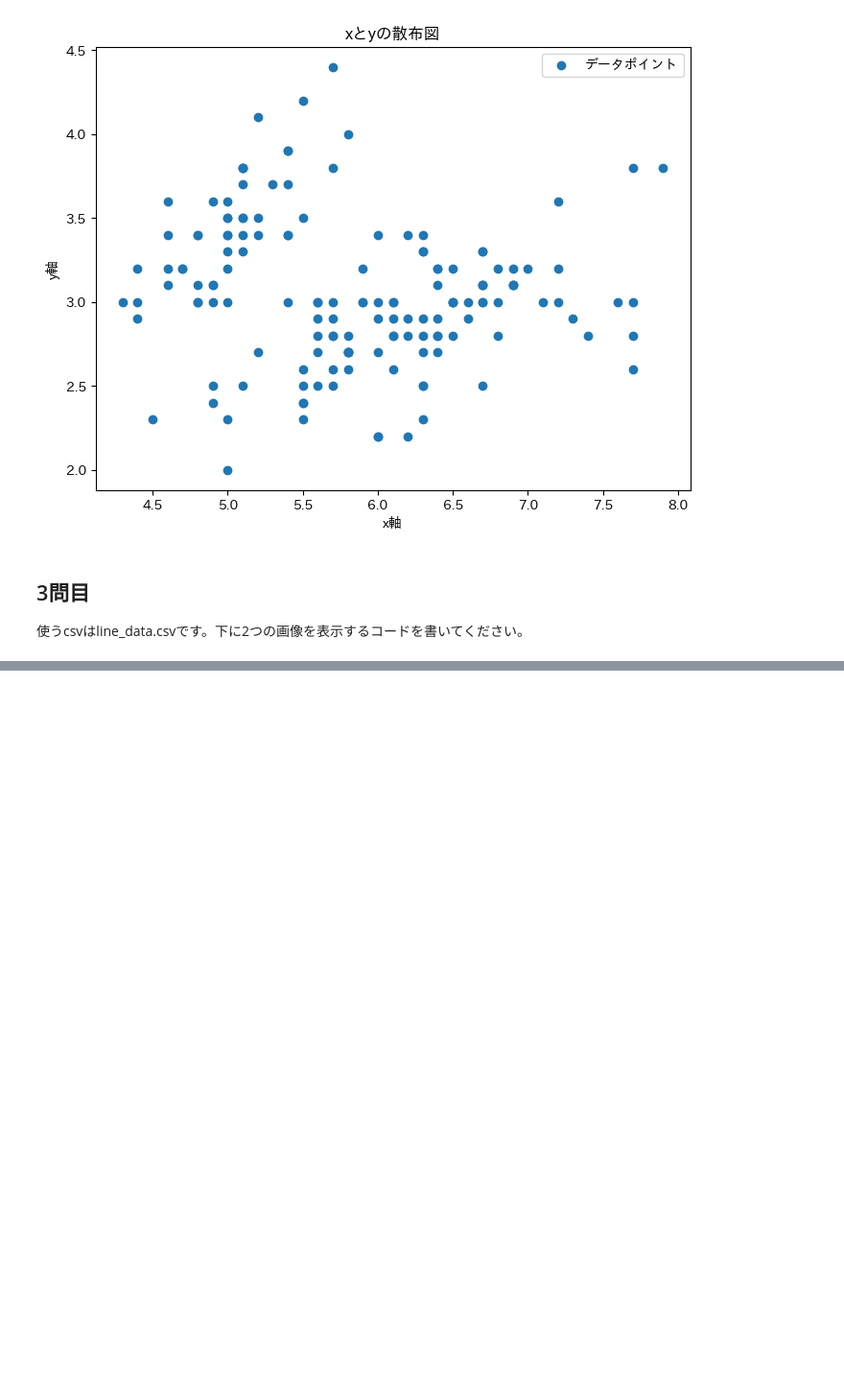
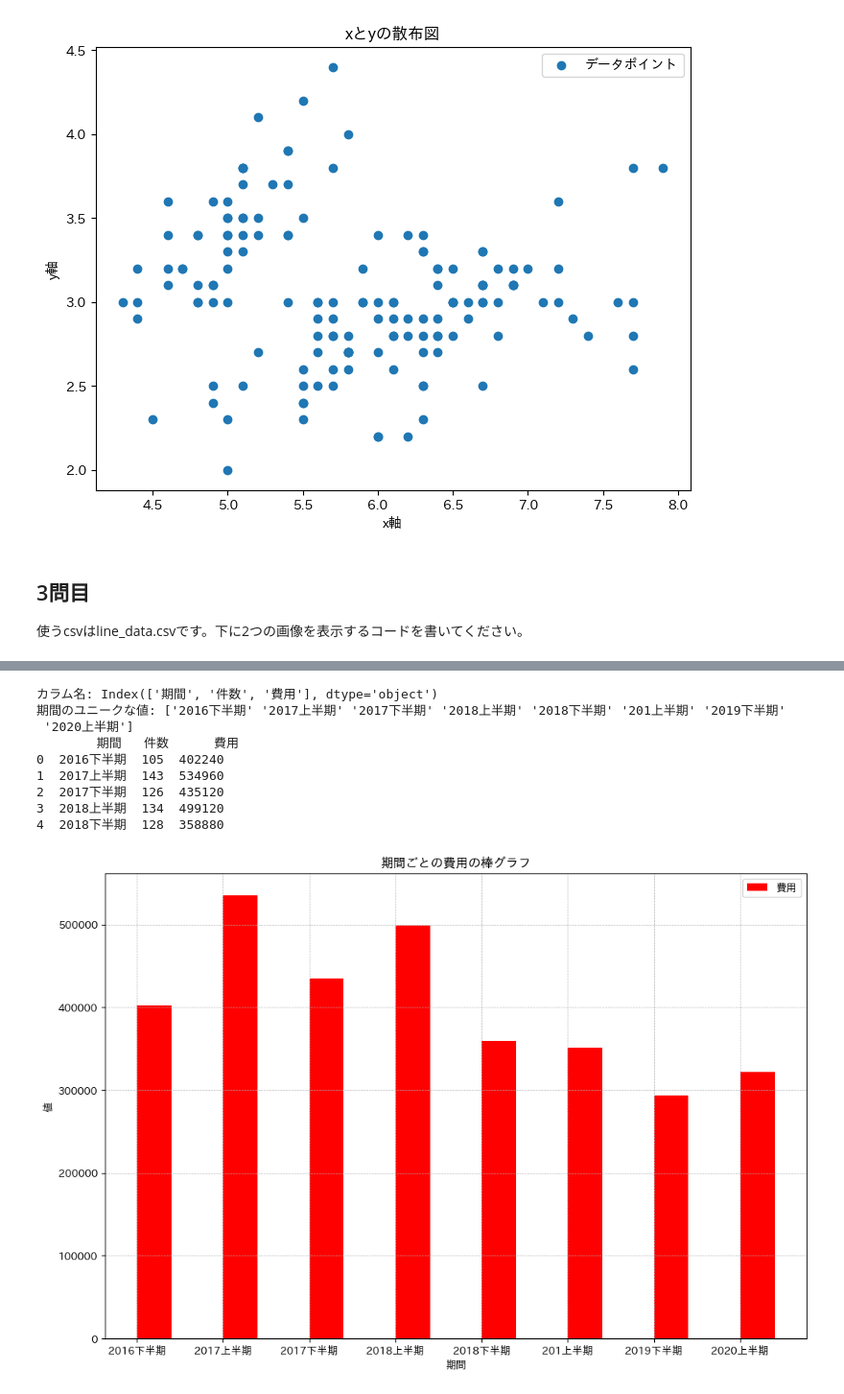
Before and after one commit to LeoMassy/BasicPython, a Jupyter notebook: matplotlib_exercise.ipynb, the cells around one changed output, grey strips where cells are left out. Shown: that part at 96% size. Saved outputs shown, nothing was run; the diff lists cells and outputs as text; code cells hidden in the pictures; blank space fills up the shorter version.

```diff
--- a/matplotlib_exercise.ipynb
+++ b/matplotlib_exercise.ipynb
@@ -71,2 +102,68 @@ Index(['length (cm)', 'width (cm)', 'class'], dtype='object')
 # %% [markdown]
 ![問3_2](./imgs/matplotlib/plot_3_2.png)
+# %%
+import pandas as pd
+import matplotlib.pyplot as plt
+import japanize_matplotlib
+
+# 日本語フォントを有効にする
+japanize_matplotlib.japanize()
+
+# CSVファイルを読み込む
+file_path = 'data/line_data.csv'
+data = pd.read_csv(file_path)
+
+# データフレームのカラム名を表示して確認
+print("カラム名:", data.columns)
+
+# '期間' カラムのユニークな値を表示して確認
+print("期間のユニークな値:", data['期間'].unique())
+
+# データフレームの確認
+print(data.head())
+
+# '期間' カラムを文字列型として扱う
+data['期間'] = data['期間'].astype(str)
+
+# プロットを作成
+plt.figure(figsize=(12, 8))
+
+# 棒グラフの位置調整のためのオフセット
+offset = 0.2
+x_positions = range(len(data['期間']))  # インデックスの位置を使う
+x_positions_件数 = [x - offset for x in x_positions]
+x_positions_費用 = [x + offset for x in x_positions]
+
+
+
+# '費用'の棒グラフ
+plt.bar(x_positions_費用, data['費用'], width=0.4, color='red', label='費用')
+
+# x 軸のラベルを '期間' の値に設定
+plt.xticks(x_positions, data['期間'])
+
+# グラフのタイトルと軸ラベルを設定
+plt.title('期間ごとの費用の棒グラフ')
+plt.xlabel('期間')
+plt.ylabel('値')
+
+# 凡例とグリッドを追加
+plt.legend()
+plt.grid(True, which='both', linestyle='--', linewidth=0.5)
+
+# グラフを画像として保存
+plt.savefig('./imgs/matplotlib/plot_3_2.png')
+
+# グラフを表示
+plt.show()
+# %% [output]
+カラム名: Index(['期間', '件数', '費用'], dtype='object')
+期間のユニークな値: ['2016下半期' '2017上半期' '2017下半期' '2018上半期' '2018下半期' '201上半期' '2019下半期'
+ '2020上半期']
+        期間   件数      費用
+0  2016下半期  105  402240
+1  2017上半期  143  534960
+2  2017下半期  126  435120
+3  2018上半期  134  499120
+4  2018下半期  128  358880
+[figure, added]
```
Also changed, not shown: parts of 1 cell of this notebook, 2 other files.
